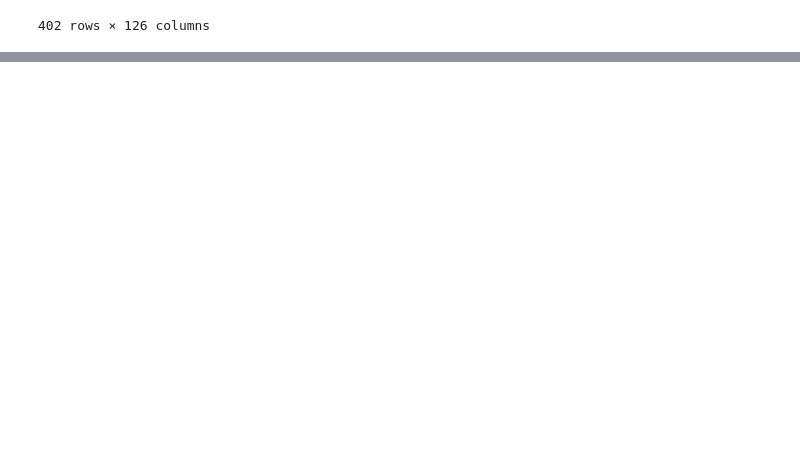
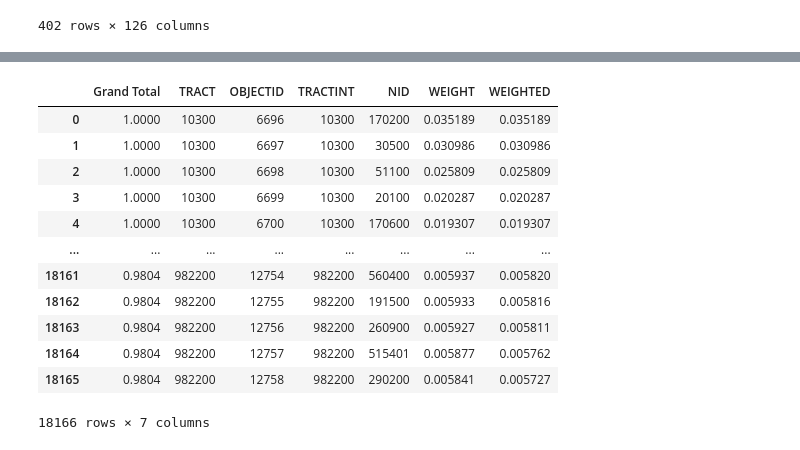
Before and after one commit to mbatheja/Allegheny_County_Asthma_ML, a Jupyter notebook: Asthma.ipynb, the cells around one changed output, grey strips where cells are left out. Cells and saved outputs as stored; diff of their text form; code cells hidden in the pictures; blank space fills up the shorter version.

```diff
--- a/Asthma.ipynb
+++ b/Asthma.ipynb
@@ -578,0 +599,4 @@ data
+# %%
+swm = pd.read_excel('SWM.xlsx')
+swm = data[['Grand Total', 'TRACT']].merge(swm, how='left', left_on='TRACT', right_on='TRACTINT')
+swm
@@ -578,0 +617,17 @@ data
+# %%
+swm['WEIGHTED'] = swm['WEIGHT']*swm['Grand Total']
+swm
+# %% [output]
+|  | Grand Total | TRACT | OBJECTID | TRACTINT | NID | WEIGHT | WEIGHTED |
+| 0 | 1.0000 | 10300 | 6696 | 10300 | 170200 | 0.035189 | 0.035189 |
+| 1 | 1.0000 | 10300 | 6697 | 10300 | 30500 | 0.030986 | 0.030986 |
+| 2 | 1.0000 | 10300 | 6698 | 10300 | 51100 | 0.025809 | 0.025809 |
+| 3 | 1.0000 | 10300 | 6699 | 10300 | 20100 | 0.020287 | 0.020287 |
+| 4 | 1.0000 | 10300 | 6700 | 10300 | 170600 | 0.019307 | 0.019307 |
+| ... | ... | ... | ... | ... | ... | ... | ... |
+| 18161 | 0.9804 | 982200 | 12754 | 982200 | 560400 | 0.005937 | 0.005820 |
+| 18162 | 0.9804 | 982200 | 12755 | 982200 | 191500 | 0.005933 | 0.005816 |
+| 18163 | 0.9804 | 982200 | 12756 | 982200 | 260900 | 0.005927 | 0.005811 |
+| 18164 | 0.9804 | 982200 | 12757 | 982200 | 515401 | 0.005877 | 0.005762 |
+| 18165 | 0.9804 | 982200 | 12758 | 982200 | 290200 | 0.005841 | 0.005727 |
+18166 rows × 7 columns
```
Also changed, not shown: parts of 16 cells of this notebook, 2 other files.
